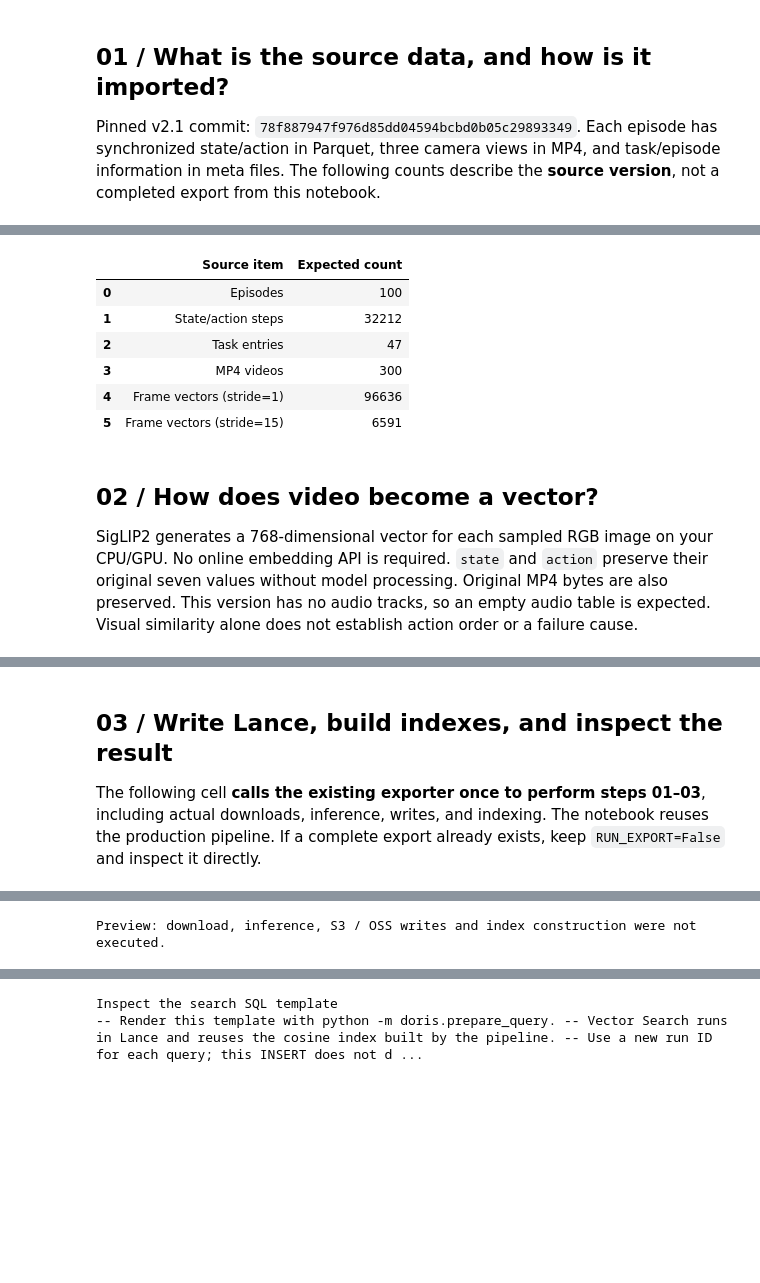
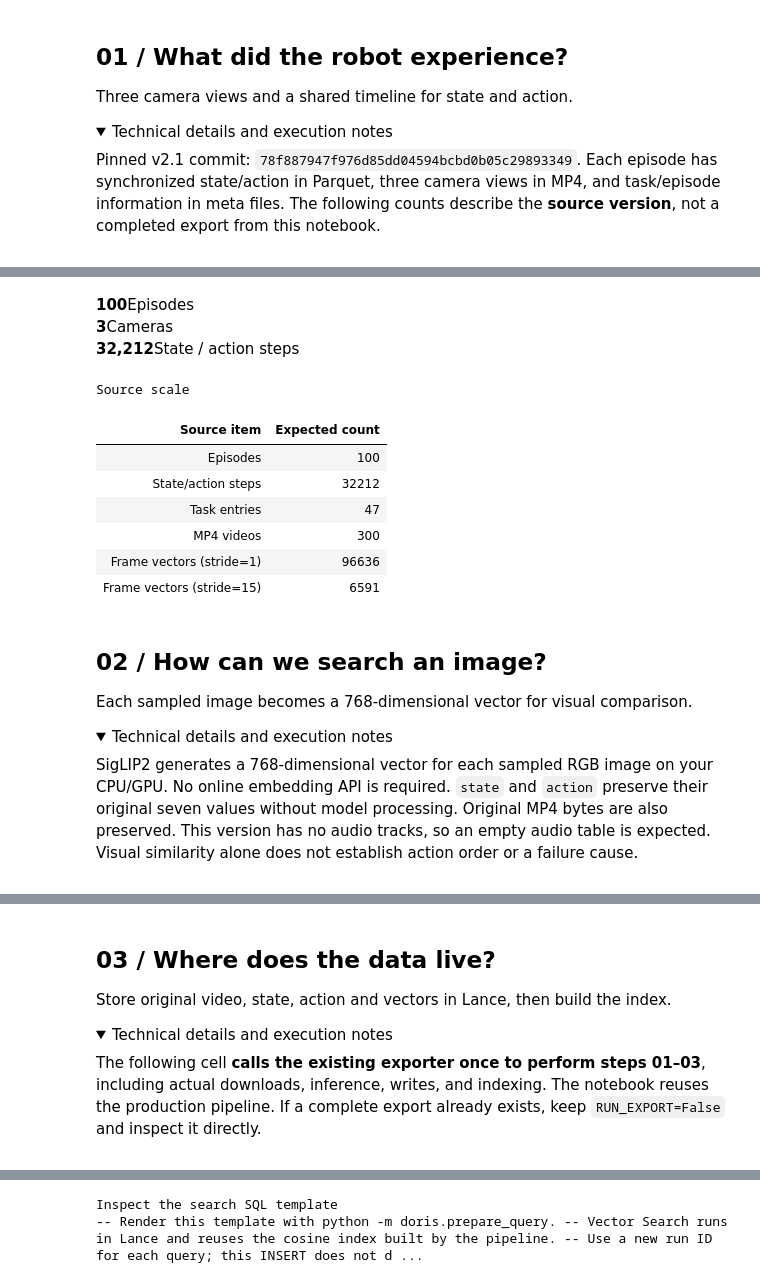
Before and after one commit to Gabriel39/RoboLens, a Jupyter notebook: notebooks/droid100_end_to_end.en.ipynb, the cells around one changed output, grey strips where cells are left out. Cells and saved outputs as stored; diff of their text form; code cells hidden in the pictures; folded sections open; blank space fills up the shorter version.

Commit message:
Redesign notebook presentation with concise chapters and visual diagrams

```diff
--- a/notebooks/droid100_end_to_end.en.ipynb
+++ b/notebooks/droid100_end_to_end.en.ipynb
@@ -103,9 +95,18 @@ Unified connection configuration: Doris host, ports, user/password, catalog, dat
 # %% [markdown]
-## 01 / What is the source data, and how is it imported?
+<a id="chapter-01"></a>
+
+## 01 / What did the robot experience?
+
+Three camera views and a shared timeline for state and action.
+
+<details>
+<summary>Technical details and execution notes</summary>
 
 Pinned v2.1 commit: `78f887947f976d85dd04594bcbd0b05c29893349`.
 Each episode has synchronized state/action in Parquet, three camera views in MP4, and task/episode information in meta files.
 The following counts describe the **source version**, not a completed export from this notebook.
+
+</details>
 # %%
 display(SVG(filename=str(PROJECT / "notebooks/assets/en/01_source.svg")))
 # %% [output]
@@ -113,33 +114,56 @@ display(SVG(filename=str(PROJECT / "notebooks/assets/en/01_source.svg")))
 # %%
 source_scale = pd.DataFrame({
     "Source item": ["Episodes", "State/action steps", "Task entries", "MP4 videos",
                     "Frame vectors (stride=1)", "Frame vectors (stride=15)"],
     "Expected count": [100, 32212, 47, 300, 96636, 6591],
 })
-display(source_scale)
+show_metrics([("Episodes", "100"), ("Cameras", "3"), ("State / action steps", "32,212")], language="en")
+show_details("Source scale", source_scale, language="en")
 # %% [output]
+100Episodes
+3Cameras
+32,212State / action steps
+Source scale
-|  | Source item | Expected count |
-| 0 | Episodes | 100 |
-| 1 | State/action steps | 32212 |
-| 2 | Task entries | 47 |
-| 3 | MP4 videos | 300 |
-| 4 | Frame vectors (stride=1) | 96636 |
-| 5 | Frame vectors (stride=15) | 6591 |
+| Source item | Expected count |
+| Episodes | 100 |
+| State/action steps | 32212 |
+| Task entries | 47 |
+| MP4 videos | 300 |
+| Frame vectors (stride=1) | 96636 |
+| Frame vectors (stride=15) | 6591 |
 # %% [markdown]
-## 02 / How does video become a vector?
+<a id="chapter-02"></a>
+
+## 02 / How can we search an image?
+
+Each sampled image becomes a 768-dimensional vector for visual comparison.
+
+<details>
+<summary>Technical details and execution notes</summary>
 
 SigLIP2 generates a 768-dimensional vector for each sampled RGB image on your CPU/GPU. No online embedding API is required.
 `state` and `action` preserve their original seven values without model processing. Original MP4 bytes are also preserved.
 This version has no audio tracks, so an empty audio table is expected. Visual similarity alone does not establish action order or a failure cause.
+
+</details>
 # %%
 display(SVG(filename=str(PROJECT / "notebooks/assets/en/02_embedding.svg")))
 # %% [output]
 [drawing not drawn]
 # %% [markdown]
-## 03 / Write Lance, build indexes, and inspect the result
+<a id="chapter-03"></a>
+
+## 03 / Where does the data live?
+
+Store original video, state, action and vectors in Lance, then build the index.
+
+<details>
+<summary>Technical details and execution notes</summary>
 
 The following cell **calls the existing exporter once to perform steps 01–03**, including actual downloads, inference, writes, and indexing.
 The notebook reuses the production pipeline. If a complete export already exists, keep `RUN_EXPORT=False` and inspect it directly.
+
+</details>
 # %%
 display(SVG(filename=str(PROJECT / "notebooks/assets/en/03_lance.svg")))
 # %% [output]
@@ -155,9 +179,7 @@ if LIVE:
     else:
         print("Reading an existing export; the export CLI was not run.")
 else:
-    print("Preview: download, inference, S3 / OSS writes and index construction were not executed.")
+    pass  # Preview displays the workflow diagram without synthetic results.
-# %% [output]
-Preview: download, inference, S3 / OSS writes and index construction were not executed.
 # %%
 if LIVE:
     import lance
```
Also changed, not shown: parts of 18 cells of this notebook, 25 other files.
